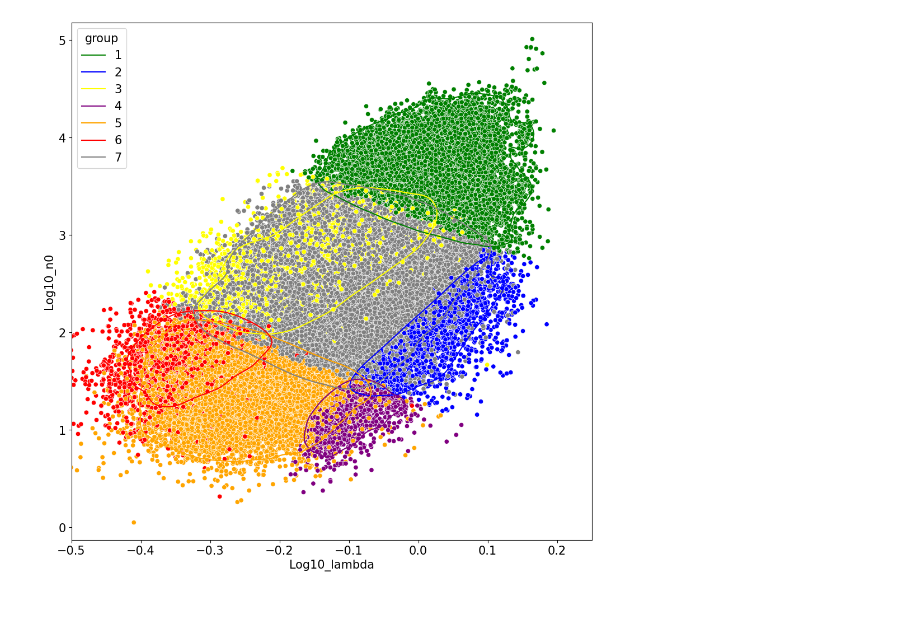
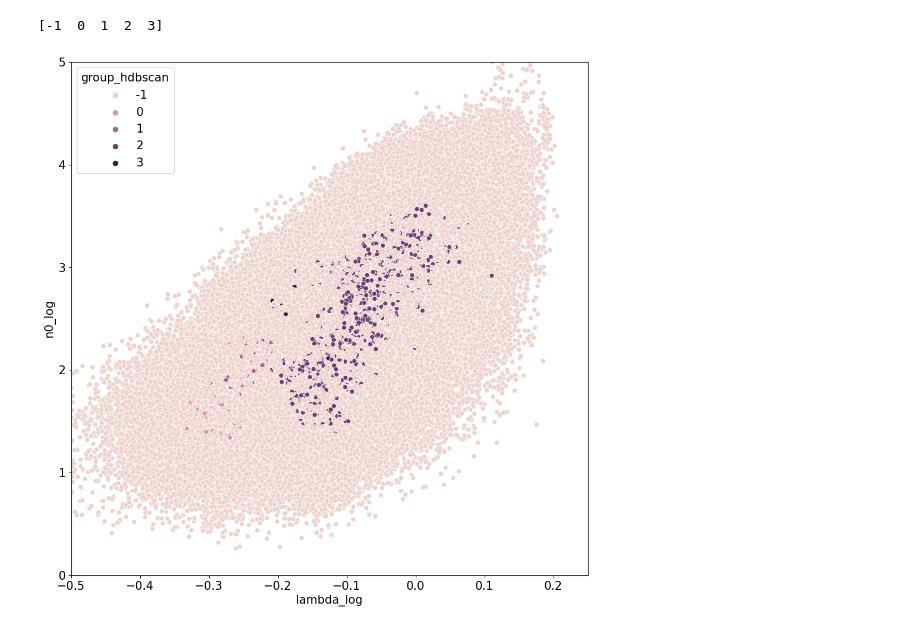
Before and after one commit to frasertheking/pip_processing, a Jupyter notebook: notebooks/train_pca.ipynb, the cells around one changed output. Cells and saved outputs as stored; diff of their text form; code cells hidden in the pictures.

```diff
--- a/notebooks/train_pca.ipynb
+++ b/notebooks/train_pca.ipynb
@@ -13,10 +18 @@ from scipy.stats import pearsonr
 plt.rcParams.update({'font.size': 15})
-# %%
-
-path = '../data/processed/pca_inputs/final_MQT_pip.csv'
-features = ['std_Log10_n0', 'std_Log10_lambda', 'std_Fs', 'std_Rho', 'std_D0', 'std_Log10_Nt']#, 'std_Sr', 'std_Ed']
-
-df_all = pd.read_csv(path)
-df_all.dropna(inplace=True)
-df_all = df_all[df_all['Rho'] <= 0.4]
-print(df_all)
@@ -70,4 +18,0 @@ plt.show()
-# %%
-
-print(df_all.loc[:, features])
-scaled_data = df_all.loc[:, features].values
@@ -282,0 +232,7 @@ plt.show()
+# %%
+
+df_hdb = df_combo[['eof1', 'eof2', 'eof3']]
+print(df_hdb)
+
+hdb = HDBSCAN(min_cluster_size=1000, min_samples=10)
+hdb.fit(df_hdb)
@@ -283,14 +255,15 @@ plt.show()
 # %%
+print(np.unique(hdb.labels_))
 
-color_dict = {1: 'green', 2: 'blue', 3: 'yellow', 4: 'purple', 5: 'orange', 6: 'red', 7: 'gray'}
-
+df_combo['group_hdbscan'] = hdb.labels_
 
 fig, ax = plt.subplots(figsize=(12,12))
 ax.set_xlim((-0.5, 0.25))
-# sns.histplot(df_combo, x="Log10_lambda", y="Log10_n0", hue="group")
-sns.scatterplot(data=df_combo, x="Log10_lambda", y="Log10_n0",  hue_order=[1, 2, 3, 4, 5, 6, 7], hue="group", palette=color_dict)
-sns.kdeplot(data=df_combo, x="Log10_lambda", y="Log10_n0", levels=2, hue="group",  hue_order=[1, 2, 3, 4, 5, 6, 7], palette=color_dict)
+ax.set_ylim((0, 5))
+sns.scatterplot(data=df_combo, x="lambda_log", y="n0_log", hue_order=[-1, 0, 1, 2], hue="group_hdbscan")
+# sns.kdeplot(data=df_combo, x="lambda_log", y="n0_log", levels=2, hue="group",  hue_order=[1, 2, 3, 4, 5, 6, 7], palette=color_dict)
 
 plt.show()
 # %% [output]
+[-1  0  1  2  3]
-[figure, old version]
+[figure, new version]
```
Also changed, not shown: parts of 14 cells of this notebook, 7 other files.
